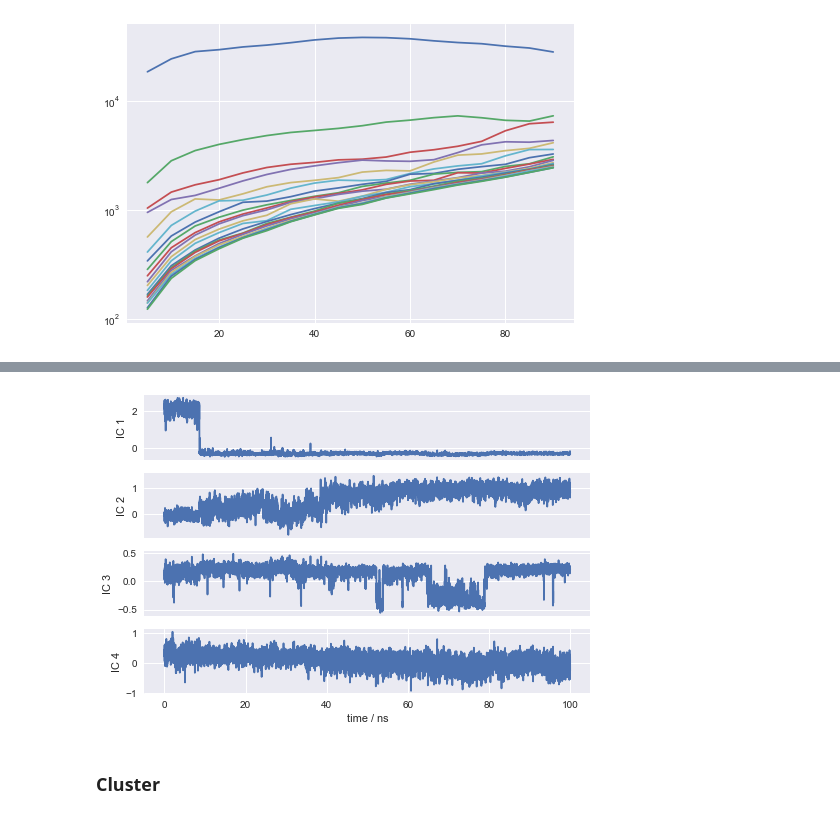
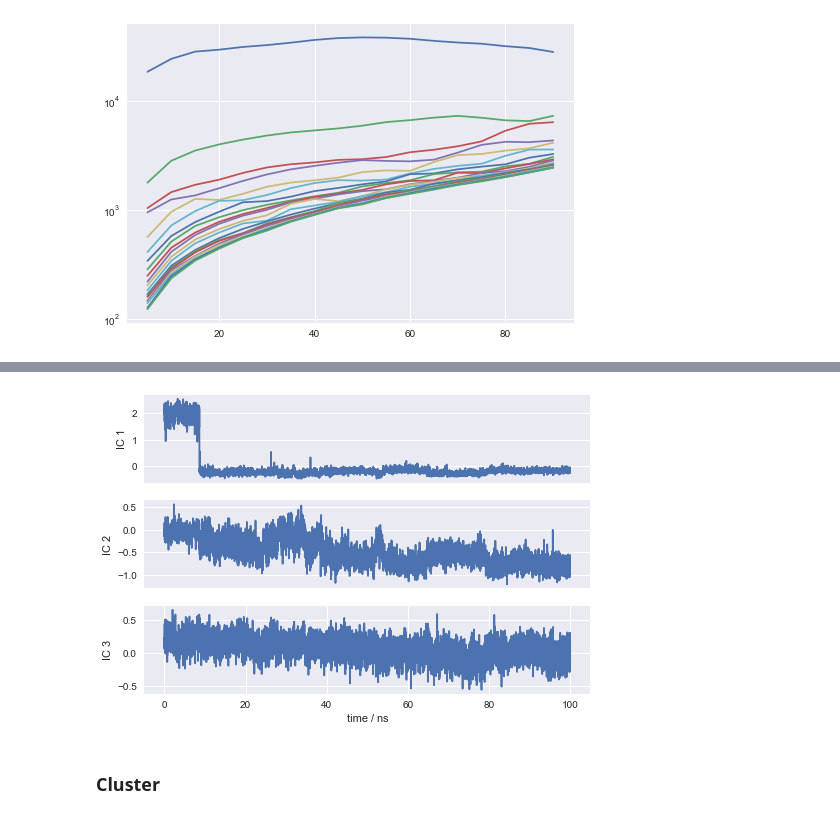
Before and after one commit to RobertArbon/AADH_Analysis, a Jupyter notebook: Exploratory_models/Dihedrals.ipynb, the cells around one changed output, grey strips where cells are left out. Saved outputs shown, nothing was run; the diff lists cells and outputs as text; code cells hidden in the pictures.

```diff
--- a/Exploratory_models/Dihedrals.ipynb
+++ b/Exploratory_models/Dihedrals.ipynb
@@ -51,3 +48,6 @@ stride = 100 # 1 ns stride data
+# %%
+dt = 0.01 # nanoseconds per frame
+stride = 10 # frames per nanosecond
 # %% [markdown]
 ### tICA
 Let's find the smallest number of components that give 95% variance retained by varying the lag time.
@@ -90,6 +90,6 @@ A lag time of 30ns seems reasonable as any less than that adds more dimensions n
 # %%
-tica_lag = 30
-tica_obj = coor.tica(inp, lag=int(tica_lag/dt), var_cutoff=0.95, kinetic_map=True, stride=100)
+tica_lag = 55
+tica_obj = coor.tica(inp, lag=int(tica_lag/dt), var_cutoff=0.95, kinetic_map=True, stride=stride)
 # %%
 Y = tica_obj.get_output()
 # %%
@@ -111,17 +114,15 @@ plt.tight_layout()
 # %%
 #### figure(figsize(8,5))
-ax1=plt.subplot(411)
+ax1=plt.subplot(311)
 x = dt*np.arange(Y[0].shape[0])
 traj_num = 1
 plot(x, Y[traj_num][:,0]); ylabel('IC 1'); xticks([]);
-ax1=plt.subplot(412)
+ax1=plt.subplot(312)
 plot(x, Y[traj_num][:,1]); ylabel('IC 2'); xticks([]);
-ax1=plt.subplot(413)
-plot(x, Y[traj_num][:,2]); xticks([]); ylabel('IC 3');
-ax1=plt.subplot(414)
-plot(x, Y[traj_num][:,3]); xlabel('time / ns'); ylabel('IC 4');
+ax1=plt.subplot(313)
+plot(x, Y[traj_num][:,2]); ylabel('IC 3'); xlabel('time / ns');
 # %% [output]
-[figure, old version]
+[figure, new version]
 # %% [markdown]
 ### Cluster
 # %%
```
Also changed, not shown: parts of 29 cells of this notebook.
